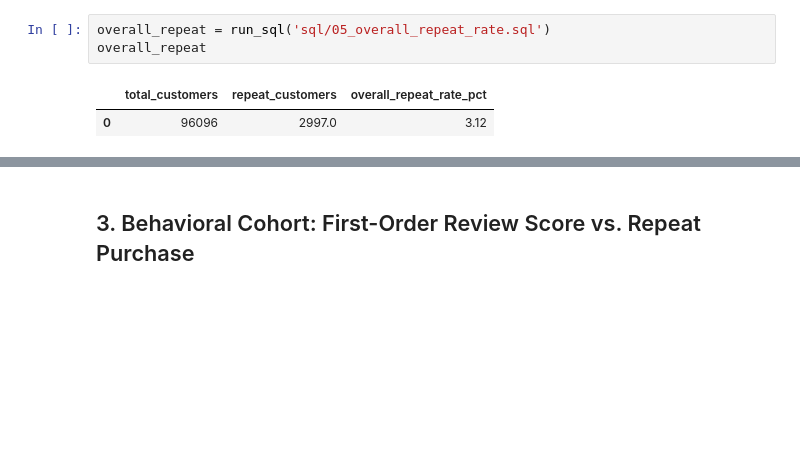
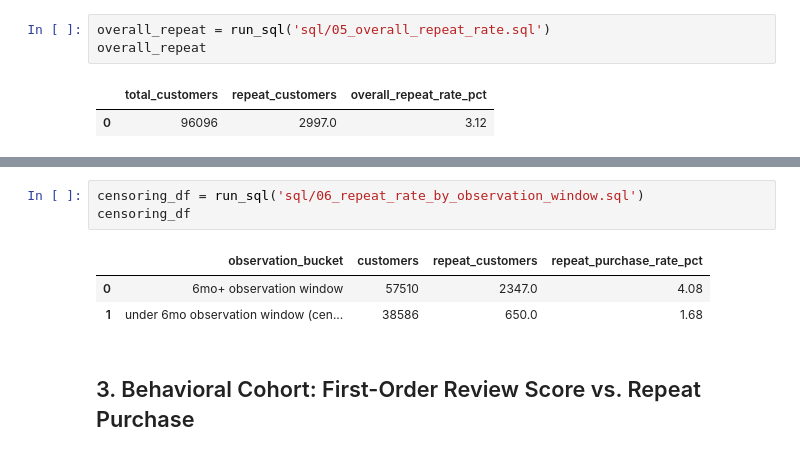
Before and after one commit to alansri08/ecommerce-funnel-cohort-analysis, a Jupyter notebook: notebooks/analysis.ipynb, the cells around one changed output, grey strips where cells are left out. Cells and saved outputs as stored; diff of their text form; blank space fills up the shorter version.

```diff
--- a/notebooks/analysis.ipynb
+++ b/notebooks/analysis.ipynb
@@ -140,3 +162,10 @@ overall_repeat
+# %%
+censoring_df = run_sql('sql/06_repeat_rate_by_observation_window.sql')
+censoring_df
+# %% [output]
+|  | observation_bucket | customers | repeat_customers | repeat_purchase_rate_pct |
+| 0 | 6mo+ observation window | 57510 | 2347.0 | 4.08 |
+| 1 | under 6mo observation window (cen... | 38586 | 650.0 | 1.68 |
 # %% [markdown]
 ## 3. Behavioral Cohort: First-Order Review Score vs. Repeat Purchase
 # %%
```
Also changed, not shown: parts of 5 cells of this notebook, 5 other files.
